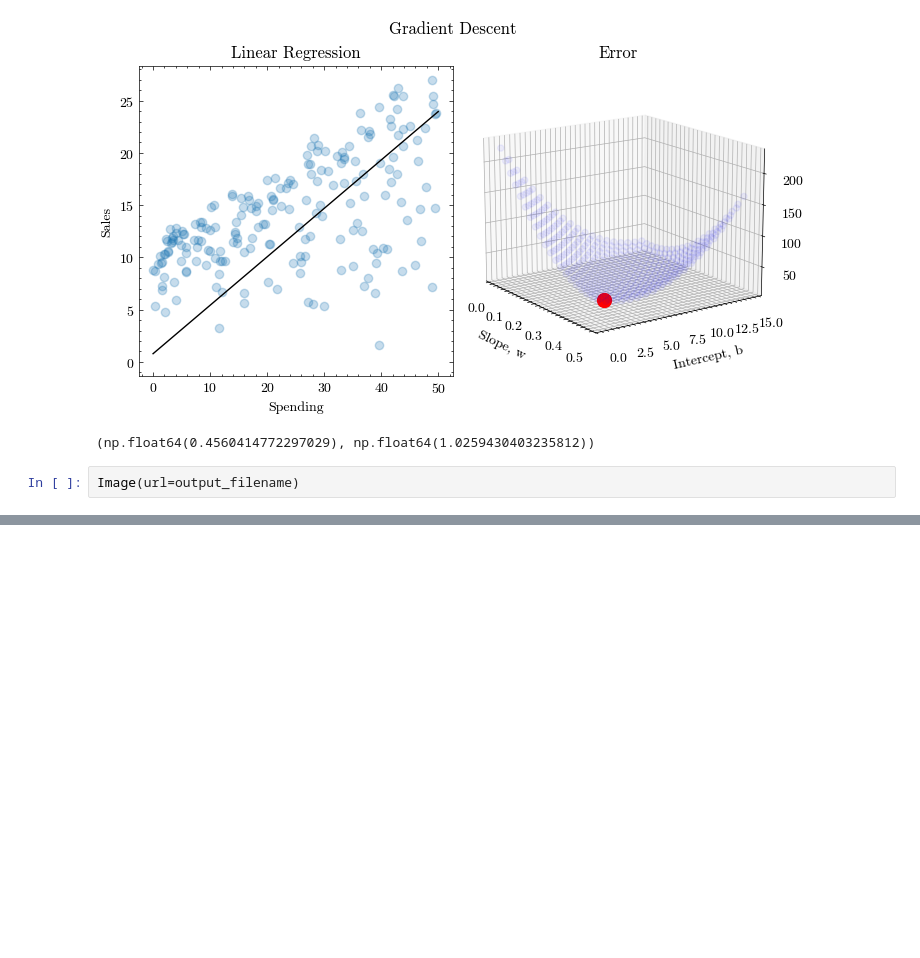
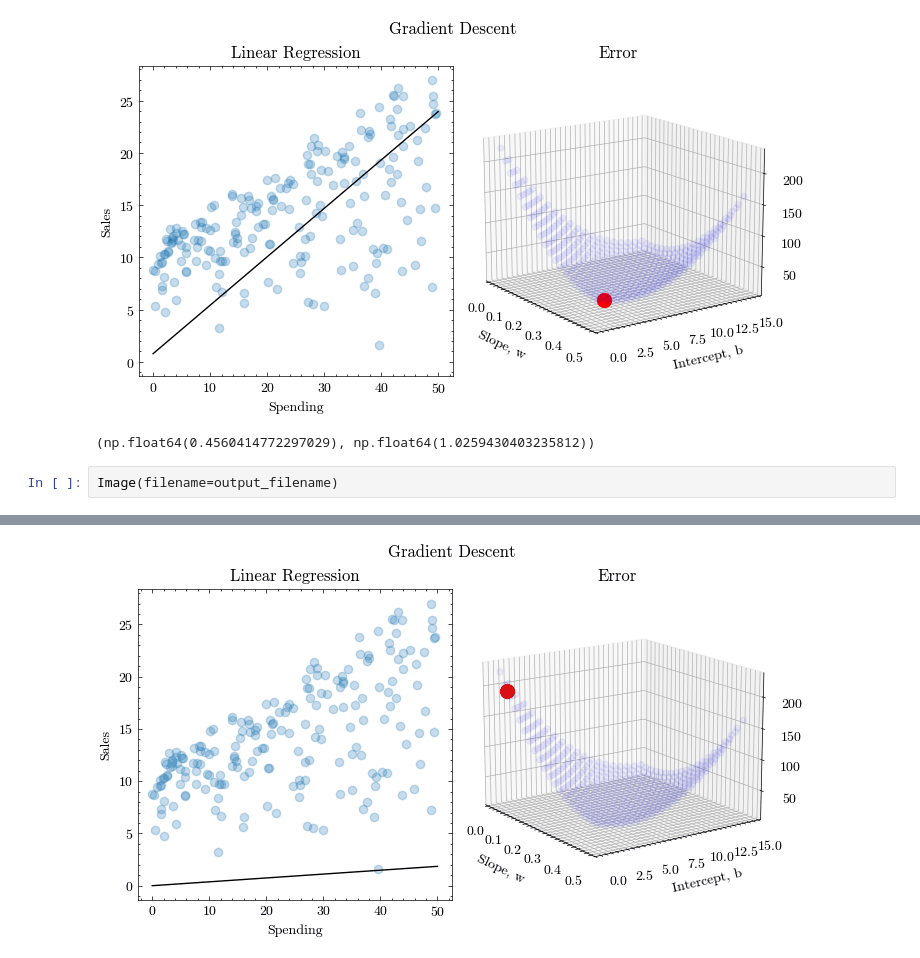
Before and after one commit to gavinkhung/gradient-descent, a Jupyter notebook: linear_regression.ipynb, the cells around one changed output, grey strips where cells are left out. Saved outputs shown, nothing was run; the diff lists cells and outputs as text; blank space fills up the shorter version.

```diff
--- a/linear_regression.ipynb
+++ b/linear_regression.ipynb
@@ -230,5 +230,5 @@ epoch:  3000 loss: 39.06382181292731
 [figure]
 (np.float64(0.4560414772297029), np.float64(1.0259430403235812))
 # %%
-Image(url=output_filename)
+Image(filename=output_filename)
 # %% [output]
@@ -235,0 +235 @@ Image(url=output_filename)
+[figure, added]
```
Also changed, not shown: parts of 1 cell of this notebook.
